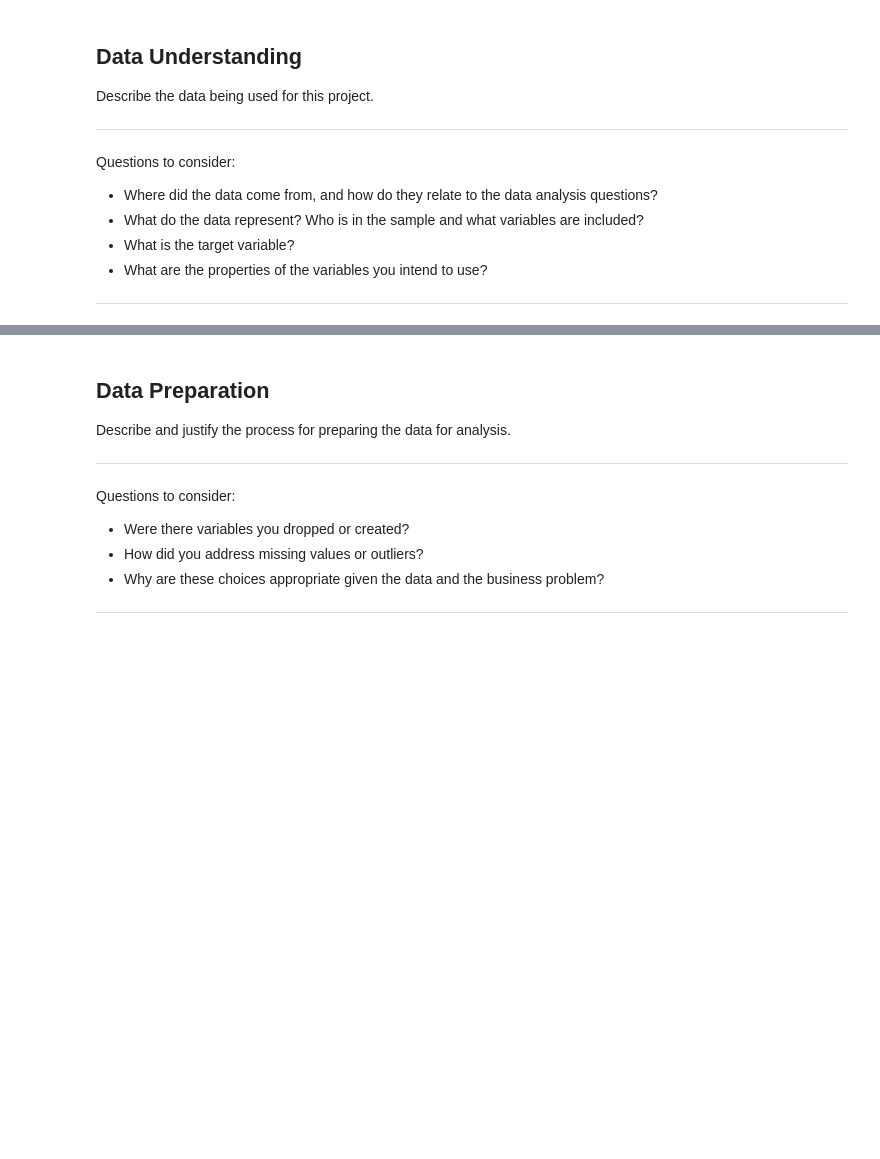
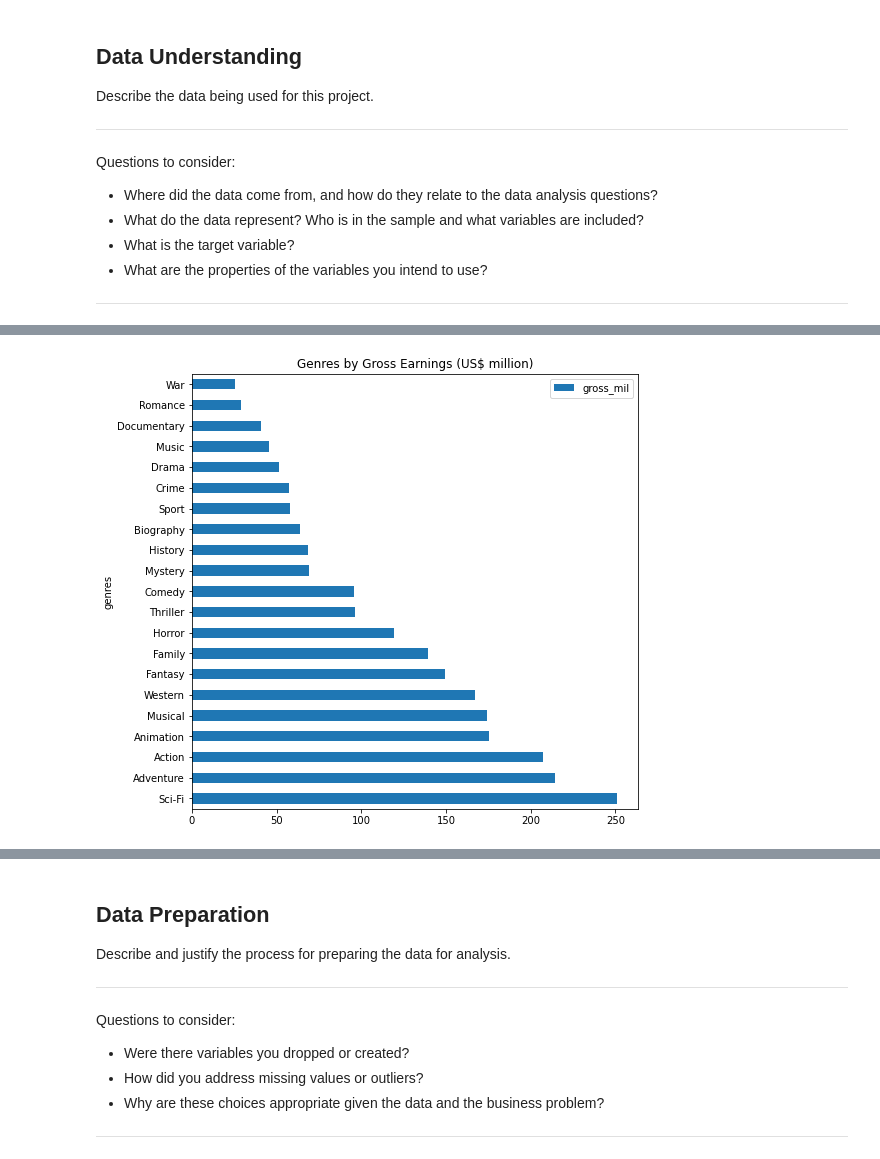
Before and after one commit to rfb-vibe/movie-studio-project, a Jupyter notebook: microsoft-tenne-project.ipynb, the cells around one changed output, grey strips where cells are left out. Cells and saved outputs as stored; diff of their text form; code cells hidden in the pictures; blank space fills up the shorter version.

```diff
--- a/microsoft-tenne-project.ipynb
+++ b/microsoft-tenne-project.ipynb
@@ -594,0 +270,10 @@ imdbratings
+# %%
+topratings_gross = moviedf_small[['title', 'genres', 'gross_mil']]
+topratings_gross = topratings_gross.groupby(['genres']).mean()
+topratings_gross.sort_values('gross_mil', ascending = False, inplace = True)
+# %%
+topratings_gross[['gross_mil']].plot.barh(stacked = True,
+                                          title = 'Genres by Gross Earnings (US$ million)',
+                                          figsize=(8, 8));
+# %% [output]
+[figure, added]
```
Also changed, not shown: parts of 70 cells of this notebook.
